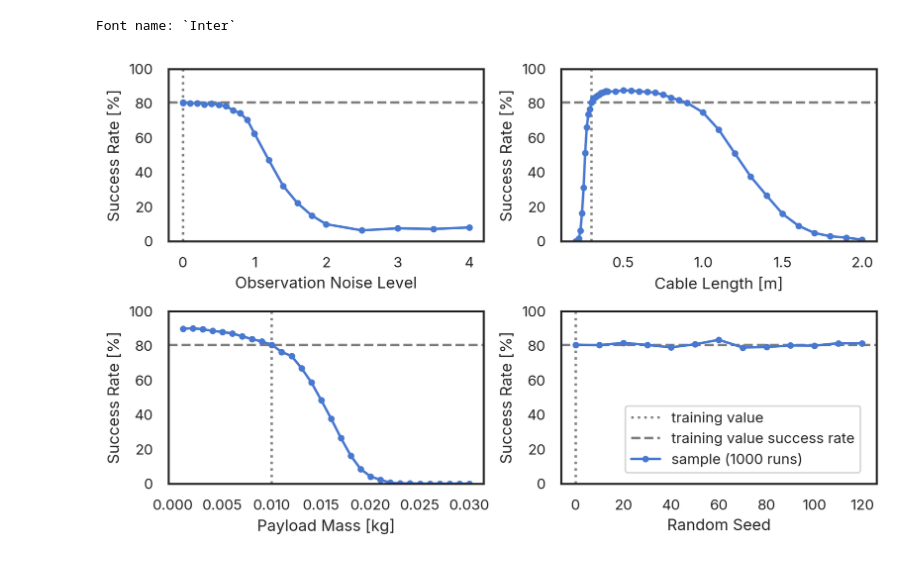
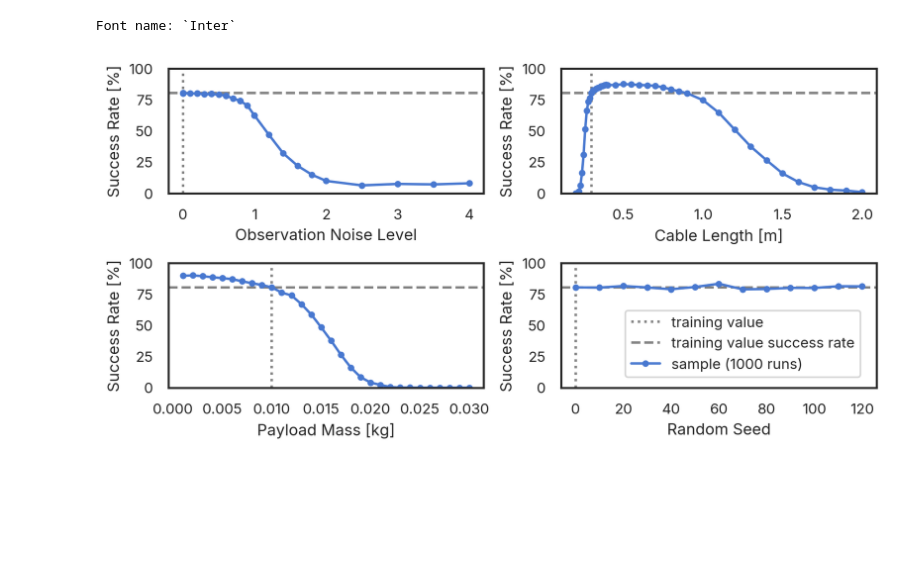
Before and after one commit to viktorlorentz/crazyMARL, a Jupyter notebook: crazymarl/experiments/plots/generalization.ipynb, the cells around one changed output. Saved outputs shown, nothing was run; the diff lists cells and outputs as text; code cells hidden in the pictures; blank space fills up the shorter version.

Commit message:
update paper plots

```diff
--- a/crazymarl/experiments/plots/generalization.ipynb
+++ b/crazymarl/experiments/plots/generalization.ipynb
@@ -79,7 +79,7 @@ df = pd.read_csv('results_generalization.csv', sep=',')
 params = ['obs_noise', 'cable_length', 'payload_mass', 'seed']
 
 # Create 2×2 subplot grid
-fig, axes = plt.subplots(2, 2, figsize=(textwidth, textwidth * 0.618))
+fig, axes = plt.subplots(2, 2, figsize=(textwidth, textwidth * 0.5))
 axes = axes.flatten()
 
 # Plot each parameter
@@ -90,35 +90,36 @@ for ax, param in zip(axes, params):
 
 
     # vertical line at default value
     ax.axvline(default_val, color='gray', linestyle=':', label='training value')
     # horizontal line at default success rate
     ax.axhline(default_success, color='gray', linestyle='--', label='training value success rate')
     # plot data with markers
     ax.plot(grp['value'], grp['success_rate'], marker='o', linestyle='-', label='sample (1000 runs)', markersize=3)
 
 
     labels = param
     if param == 'obs_noise':
         labels = 'Observation Noise Level'
     elif param == 'seed':
         labels = 'Random Seed'
     elif param == 'cable_length':
         labels = 'Cable Length [m]'
     elif param == 'payload_mass':
         labels = 'Payload Mass [kg]'
     ax.set_xlabel(labels)
     ax.set_ylabel('Success Rate [%]')
     ax.set_ylim(0, 100)
 
 # shared legend
 handles, labels = axes[0].get_legend_handles_labels()
-fig.legend(handles, labels, loc='upper right', ncol=1, bbox_to_anchor=(0.96, 0.3))
+fig.legend(handles, labels, loc='upper right', ncol=1, bbox_to_anchor=(0.96, 0.37))
 
 plt.tight_layout()
+fig.savefig('generalization.png', bbox_inches='tight', dpi=300)
 
 plt.savefig('generalization.pdf', bbox_inches='tight')
 # %% [output]
-[figure, old version]
+[figure, new version]
 # %%
 eval_generalization("obs_noise", [ 0.6, 0.8, 1.0, 1.2, 1.4, 1.6, 1.8, 2.0])
 # %% [output]
```
Also changed, not shown: parts of 1 cell of this notebook, 10 other files.
